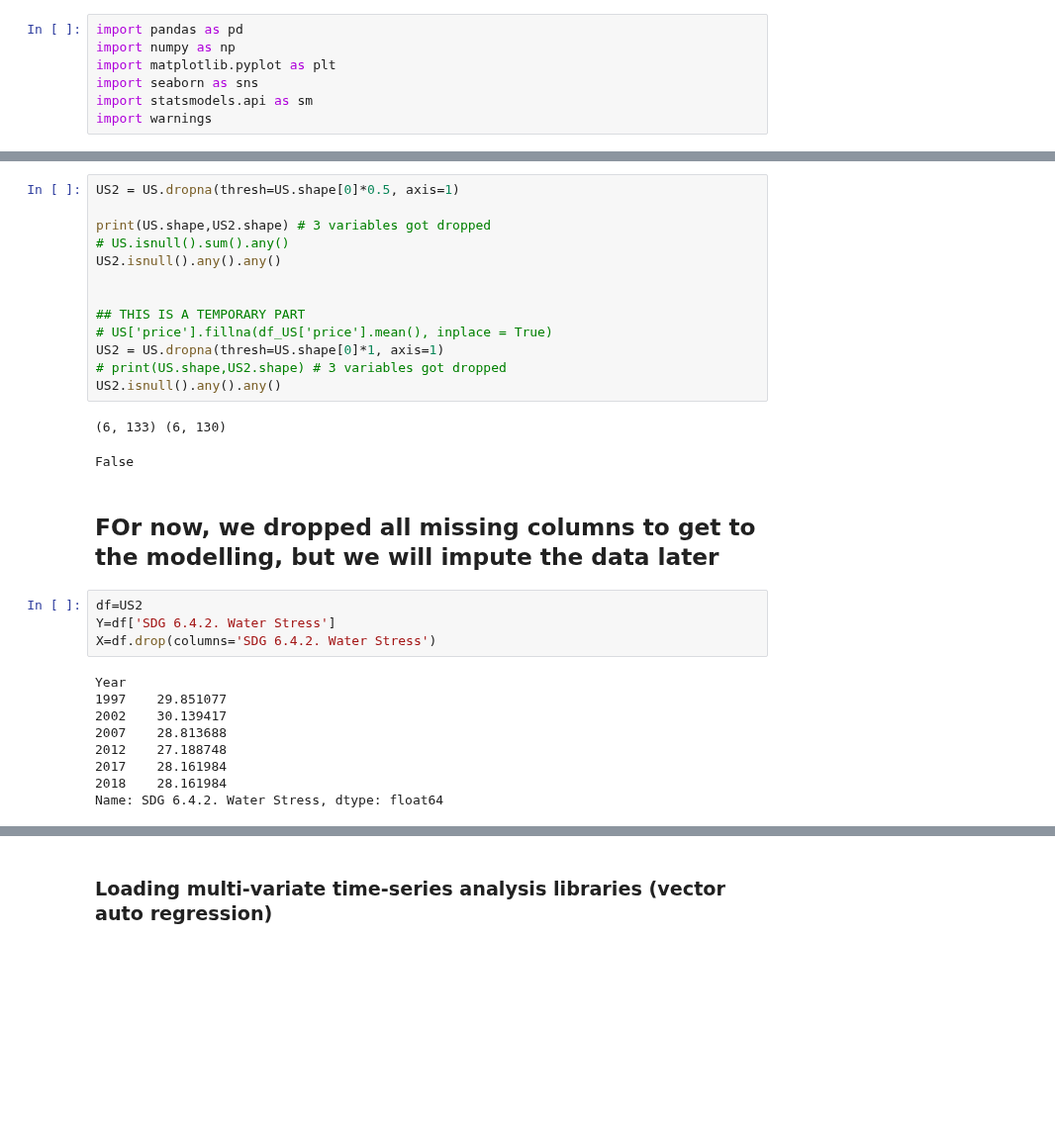
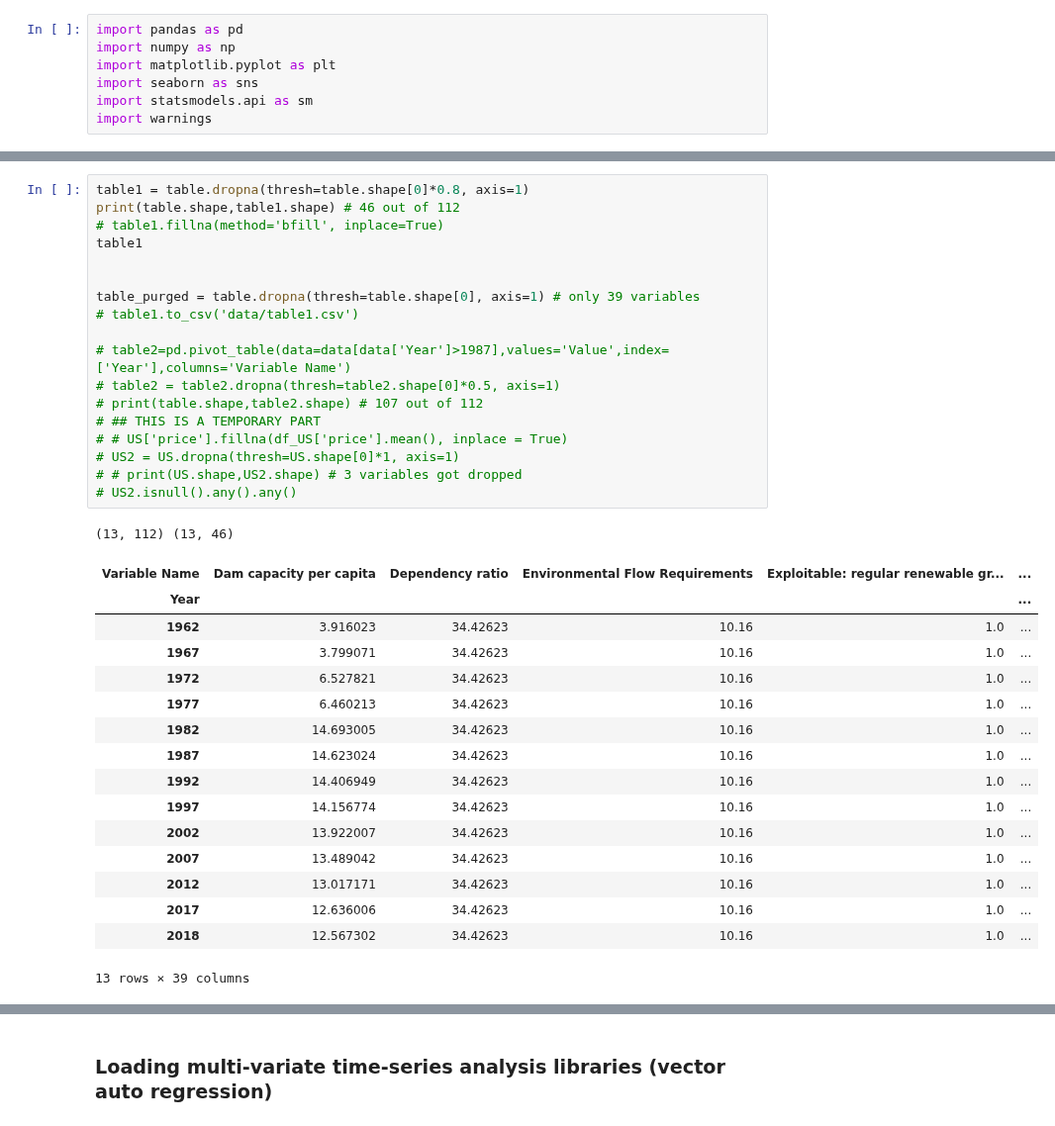
Before and after one commit to karlpolak/MDA-project, a Jupyter notebook: regression.ipynb, the cells around one changed output, grey strips where cells are left out. Shown at 99% size. Cells and saved outputs as stored; diff of their text form; blank space fills up the shorter version.

```diff
--- a/regression.ipynb
+++ b/regression.ipynb
@@ -61,31 +46,36 @@ US
 # %%
-US2 = US.dropna(thresh=US.shape[0]*0.5, axis=1)
-
-print(US.shape,US2.shape) # 3 variables got dropped
-# US.isnull().sum().any()
-US2.isnull().any().any()
+table1 = table.dropna(thresh=table.shape[0]*0.8, axis=1)
+print(table.shape,table1.shape) # 46 out of 112
+# table1.fillna(method='bfill', inplace=True)
+table1
 
 
-## THIS IS A TEMPORARY PART
-# US['price'].fillna(df_US['price'].mean(), inplace = True)
-US2 = US.dropna(thresh=US.shape[0]*1, axis=1)
-# print(US.shape,US2.shape) # 3 variables got dropped
-US2.isnull().any().any()
+table_purged = table.dropna(thresh=table.shape[0], axis=1) # only 39 variables
+# table1.to_csv('data/table1.csv')
+
+# table2=pd.pivot_table(data=data[data['Year']>1987],values='Value',index=['Year'],columns='Variable Name')
+# table2 = table2.dropna(thresh=table2.shape[0]*0.5, axis=1)
+# print(table.shape,table2.shape) # 107 out of 112
+# ## THIS IS A TEMPORARY PART
+# # US['price'].fillna(df_US['price'].mean(), inplace = True)
+# US2 = US.dropna(thresh=US.shape[0]*1, axis=1)
+# # print(US.shape,US2.shape) # 3 variables got dropped
+# US2.isnull().any().any()
 # %% [output]
-(6, 133) (6, 130)
+(13, 112) (13, 46)
+| Variable Name | Dam capacity per capita | Dependency ratio | Environmental Flow Requirements | Exploitable: regular renewable gr... | ... |
+| Year |  |  |  |  | ... |
+| 1962 | 3.916023 | 34.42623 | 10.16 | 1.0 | ... |
+| 1967 | 3.799071 | 34.42623 | 10.16 | 1.0 | ... |
+| 1972 | 6.527821 | 34.42623 | 10.16 | 1.0 | ... |
+| 1977 | 6.460213 | 34.42623 | 10.16 | 1.0 | ... |
+| 1982 | 14.693005 | 34.42623 | 10.16 | 1.0 | ... |
+| 1987 | 14.623024 | 34.42623 | 10.16 | 1.0 | ... |
+| 1992 | 14.406949 | 34.42623 | 10.16 | 1.0 | ... |
+| 1997 | 14.156774 | 34.42623 | 10.16 | 1.0 | ... |
+| 2002 | 13.922007 | 34.42623 | 10.16 | 1.0 | ... |
+| 2007 | 13.489042 | 34.42623 | 10.16 | 1.0 | ... |
+| 2012 | 13.017171 | 34.42623 | 10.16 | 1.0 | ... |
+| 2017 | 12.636006 | 34.42623 | 10.16 | 1.0 | ... |
+| 2018 | 12.567302 | 34.42623 | 10.16 | 1.0 | ... |
-False
+13 rows × 39 columns
-# %% [markdown]
-## FOr now, we dropped all missing columns to get to the modelling, but we will impute the data later
-# %%
-df=US2
-Y=df['SDG 6.4.2. Water Stress']
-X=df.drop(columns='SDG 6.4.2. Water Stress')
-# %% [output]
-Year
-1997    29.851077
-2002    30.139417
-2007    28.813688
-2012    27.188748
-2017    28.161984
-2018    28.161984
-Name: SDG 6.4.2. Water Stress, dtype: float64
```
Also changed, not shown: parts of 26 cells of this notebook.
